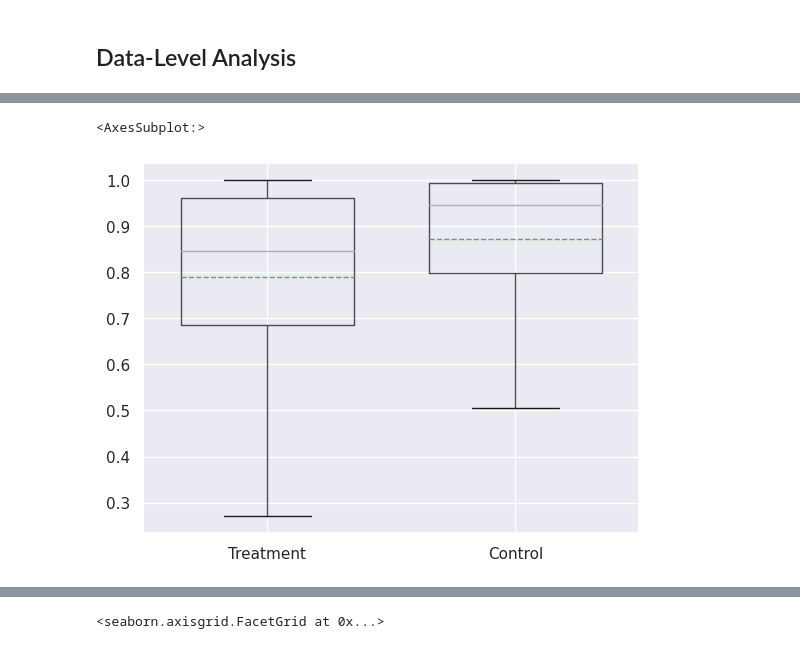
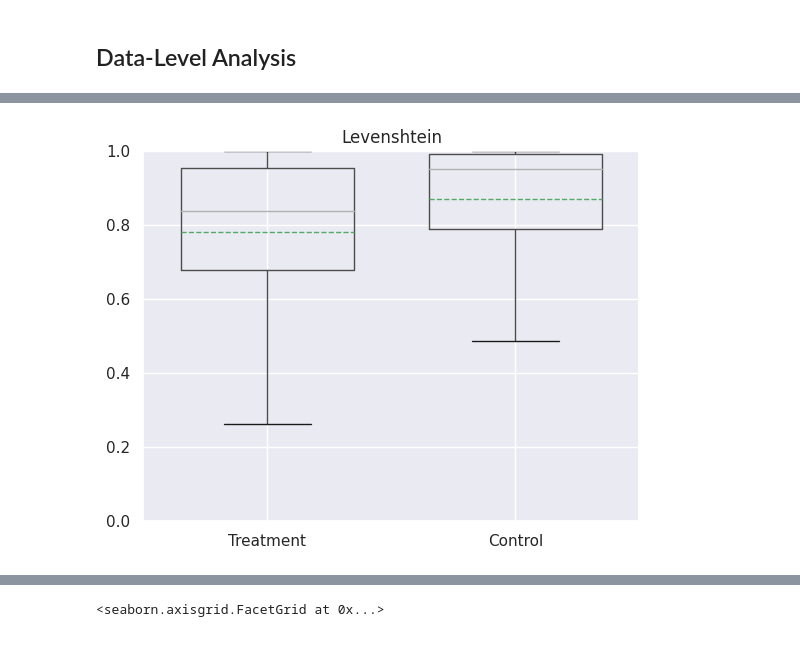
Before and after one commit to WM-SEMERU/SyntaxEval, a Jupyter notebook: nbs/00_cda_evaluation.ipynb, the cells around one changed output, grey strips where cells are left out. Drawn from its saved outputs; the diff is of its cells as text; code cells hidden in the pictures.

```diff
--- a/nbs/00_cda_evaluation.ipynb
+++ b/nbs/00_cda_evaluation.ipynb
@@ -27,10 +27,10 @@ sns.set_theme(style="darkgrid")
 ## Load Data Samples
 # %%
 #Load data samples
-eval_df = pd.read_csv(
-    '/workspaces/CodeCheckList/data/linguistic_capabilities/huggingface-CodeBERTa-small-v1_100.0_20.csv',
-    index_col=0
-    )
+path = '/workspaces/CodeCheckList/data/linguistic_capabilities/huggingface-CodeBERTa-small-v1_100.0_20.csv'
+#path = '/workspaces/CodeCheckList/data/linguistic_capabilities/microsoft-codebert-base-mlm_100.0_20.csv'
+eval_df = pd.read_csv(path,index_col=0)
+eval_df = eval_df.loc[eval_df['sample_id'] <= 7500]
 # %%
 eval_df.head(2)
 # %% [output]
@@ -226,14 +368,17 @@ eval_df[['mask_jaccard','mask_random_avg_jaccard']].rename(
 # %%
-eval_df[['mask_levenshtein','mask_random_avg_levenshtein']].rename(
+boxplot = eval_df[['mask_levenshtein','mask_random_avg_levenshtein']].rename(
     columns={'mask_levenshtein': 'Treatment', 'mask_random_avg_levenshtein': 'Control'}).boxplot(
     #layout=(2, 6),
     #figsize=(19,8),
     bootstrap=500,
     showfliers=False,
     showmeans=True,
     meanline = True,
-    widths = 0.7
+    widths = 0.7,
     )
+boxplot.plot()
+plt.title('Levenshtein')
+plt.ylim(0,1)
+plt.show()
 # %% [output]
-<AxesSubplot:>
-[figure, old version]
+[figure, new version]
```
Also changed, not shown: parts of 24 cells of this notebook, 13 other files.
